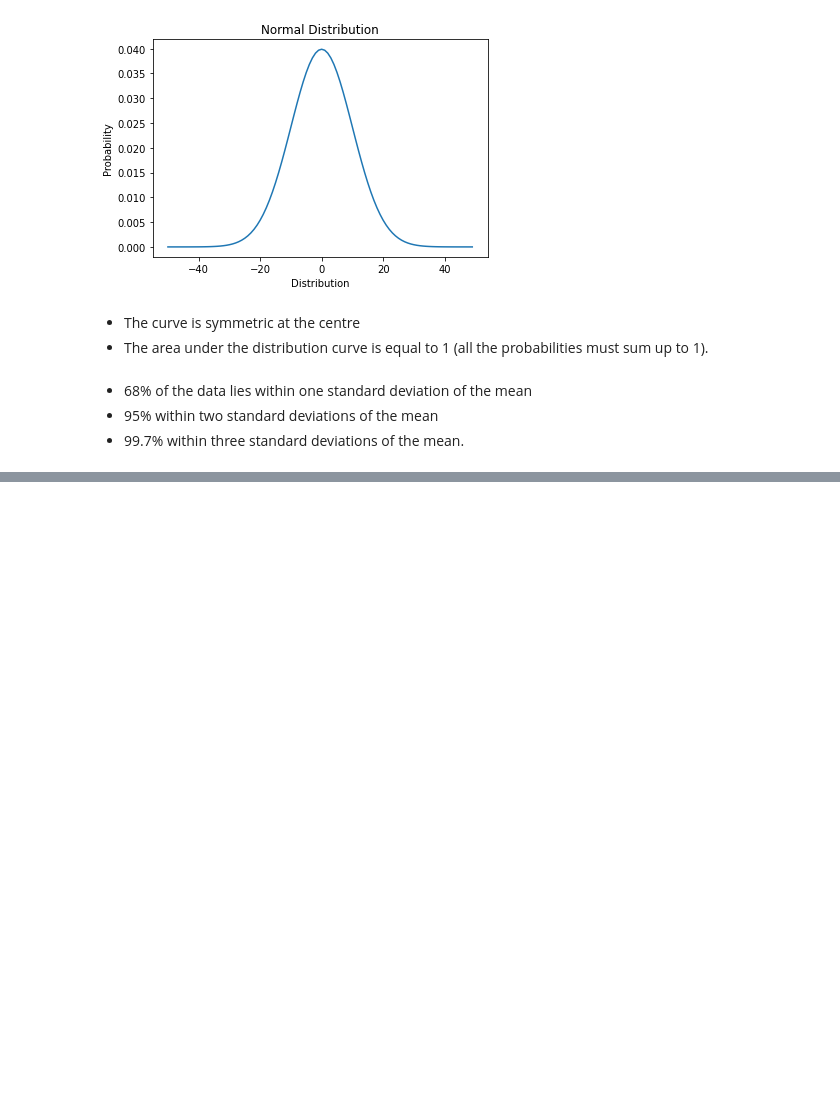
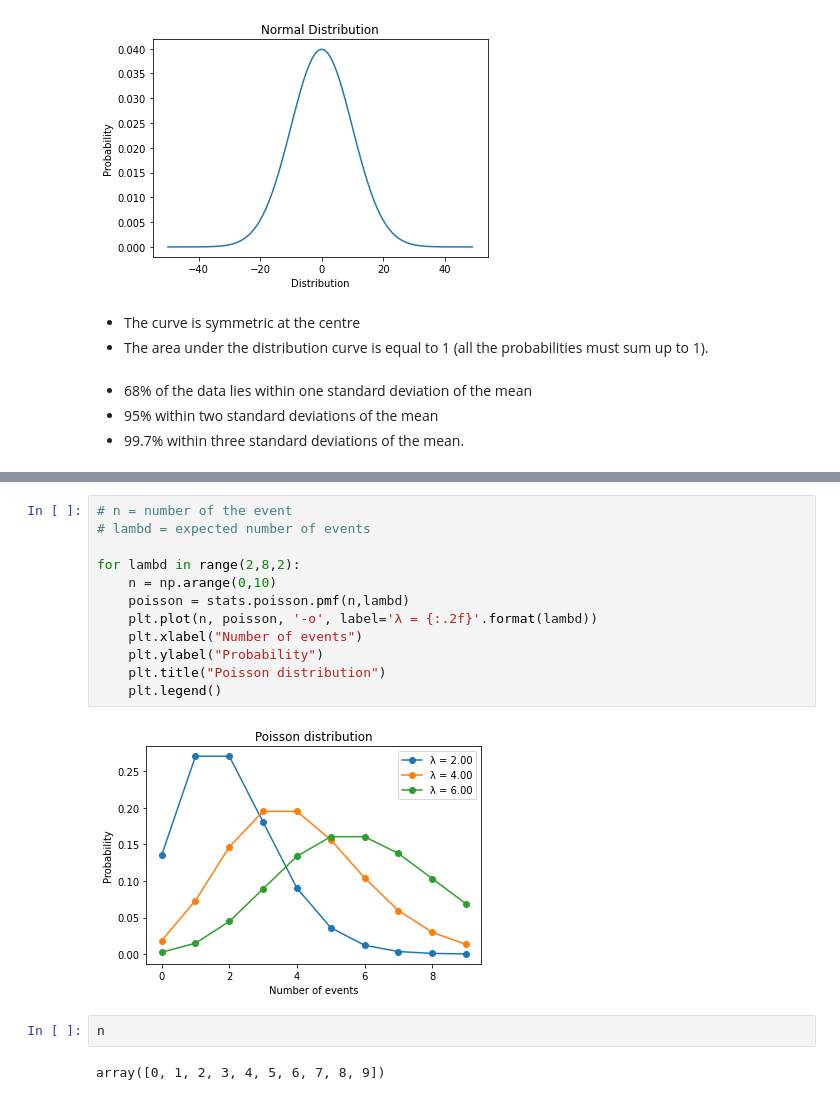
Before and after one commit to Nix-code/statistics-for-data-science, a Jupyter notebook: Most important probability distribution.ipynb, the cells around one changed output, grey strips where cells are left out. Cells and saved outputs as stored; diff of their text form; blank space fills up the shorter version.

```diff
--- a/Most important probability distribution.ipynb
+++ b/Most important probability distribution.ipynb
@@ -84,0 +94,18 @@ Text(0.5, 1.0, 'Normal Distribution')
+# %%
+# n = number of the event
+# lambd = expected number of events
+
+for lambd in range(2,8,2):
+    n = np.arange(0,10)
+    poisson = stats.poisson.pmf(n,lambd)
+    plt.plot(n, poisson, '-o', label='λ = {:.2f}'.format(lambd))
+    plt.xlabel("Number of events")
+    plt.ylabel("Probability")
+    plt.title("Poisson distribution")
+    plt.legend()
+# %% [output]
+[figure, added]
+# %%
+n
+# %% [output]
+array([0, 1, 2, 3, 4, 5, 6, 7, 8, 9])
```
Also changed, not shown: parts of 9 cells of this notebook.
